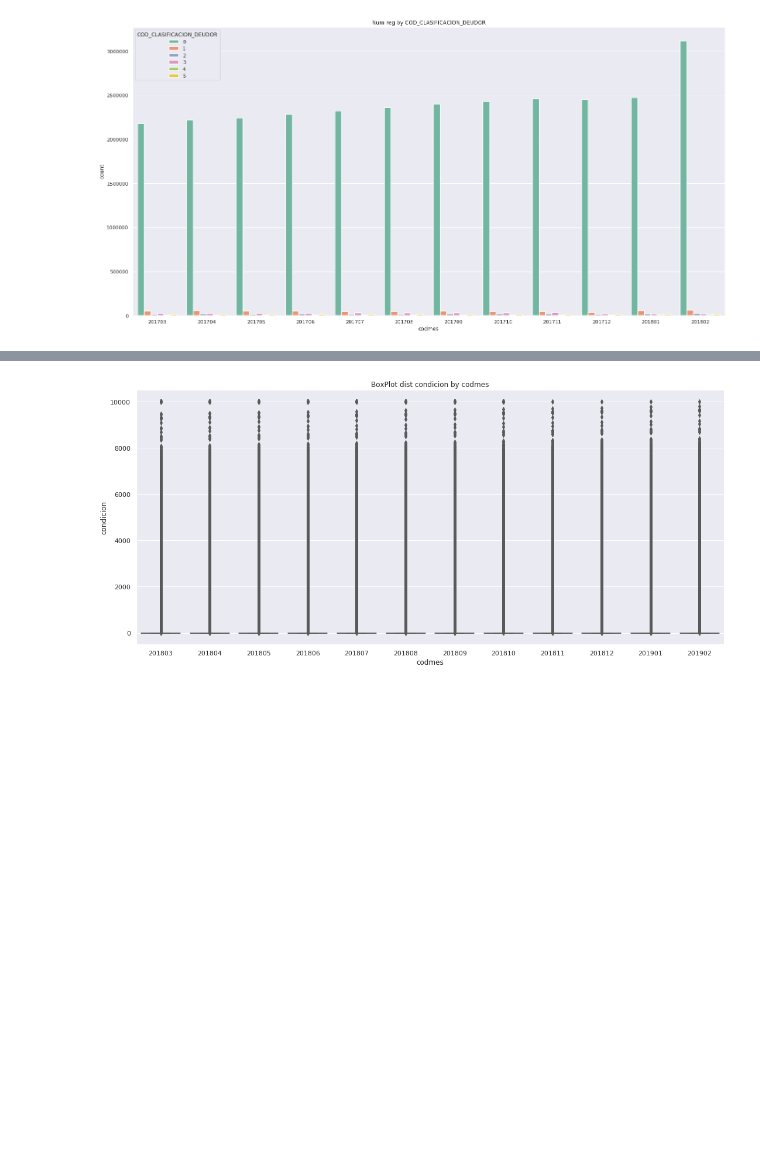
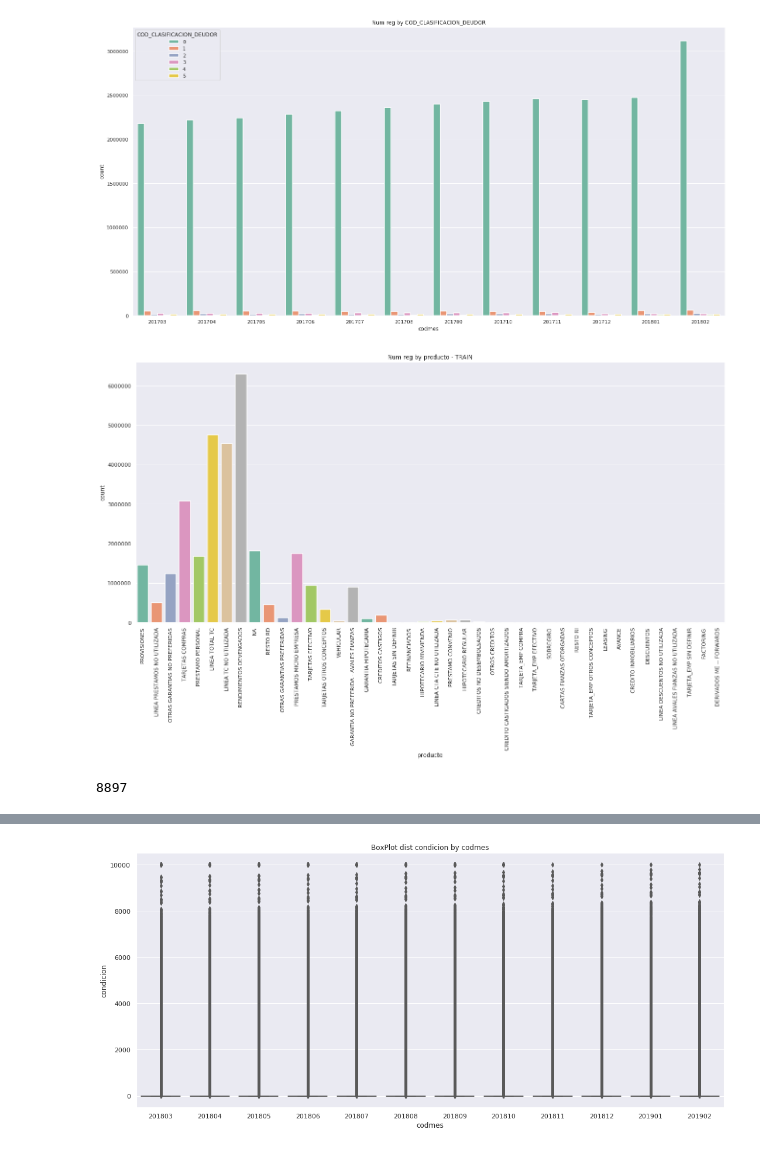
Before and after one commit to Guillin/interbank20, a Jupyter notebook: notebooks/visualization/eda.ipynb, the cells around one changed output, grey strips where cells are left out. Cells and saved outputs as stored; diff of their text form; code cells hidden in the pictures; blank space fills up the shorter version.

```diff
--- a/notebooks/visualization/eda.ipynb
+++ b/notebooks/visualization/eda.ipynb
@@ -289,3 +260,14 @@ ax = sns.countplot(x="codmes",linewidth=1.5,hue="COD_CLASIFICACION_DEUDOR",
 pass
 # %% [output]
 [figure]
+# %%
+plt.figure(figsize=(22, 10))
+ax = sns.countplot(x="producto",linewidth=1.5, palette="Set2", data=rcc_train, order=rcc_train.producto.unique().tolist().sort()).set_title("Num reg by producto - TRAIN")
+plt.xticks(rotation=90)
+pass
+# %% [output]
+[figure, added]
+# %%
+gc.collect()
+# %% [output]
+8897
```
Also changed, not shown: parts of 53 cells of this notebook.
